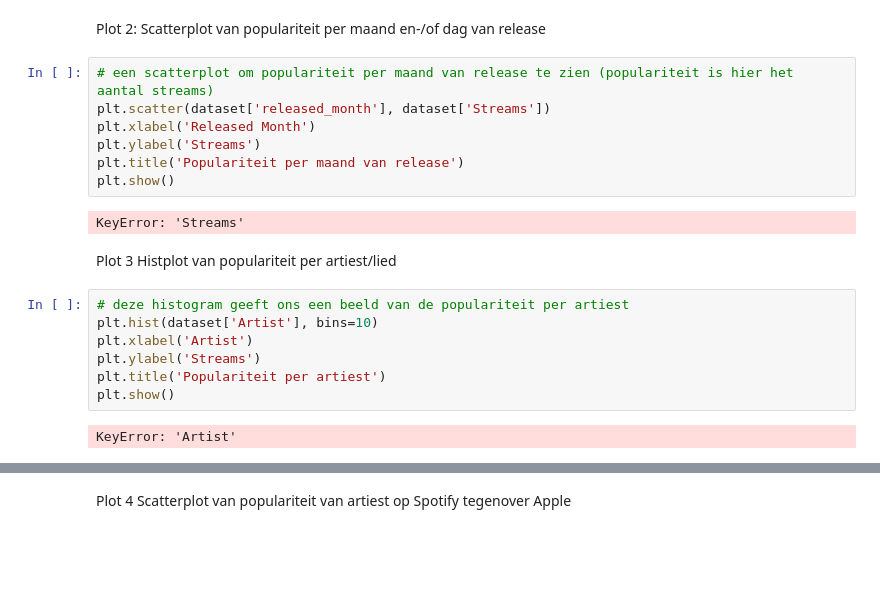
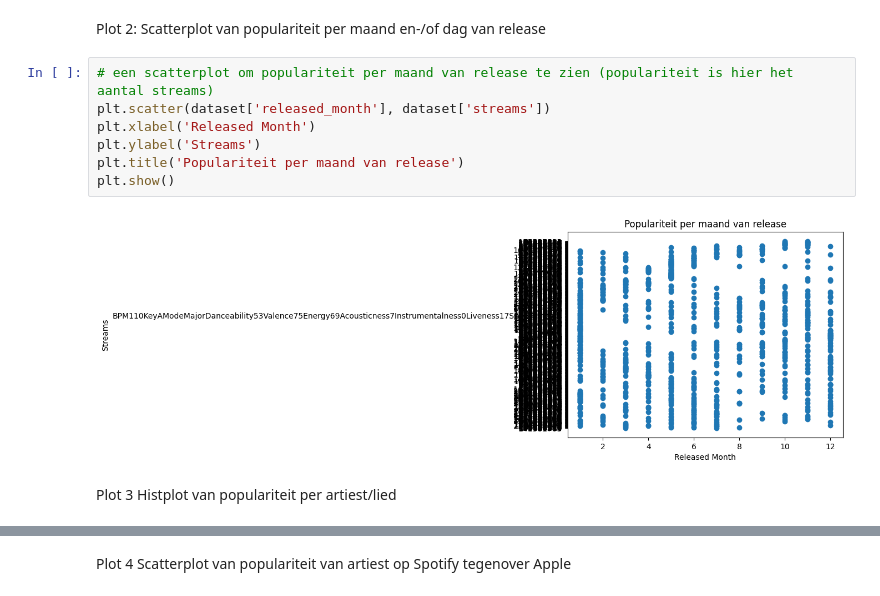
Before and after one commit to robindehullu-howest/apm-project, a Jupyter notebook: Data/TopSpotify.ipynb, the cells around one changed output, grey strips where cells are left out. Cells and saved outputs as stored; diff of their text form; blank space fills up the shorter version.

```diff
--- a/Data/TopSpotify.ipynb
+++ b/Data/TopSpotify.ipynb
@@ -102,21 +105,12 @@ plt.show()
 Plot 2: Scatterplot van populariteit per maand en-/of dag van release
 # %%
 # een scatterplot om populariteit per maand van release te zien (populariteit is hier het aantal streams)
-plt.scatter(dataset['released_month'], dataset['Streams'])
+plt.scatter(dataset['released_month'], dataset['streams'])
 plt.xlabel('Released Month')
 plt.ylabel('Streams')
 plt.title('Populariteit per maand van release')
 plt.show()
 # %% [output]
-KeyError: 'Streams'
+[figure, added]
 # %% [markdown]
 Plot 3 Histplot van populariteit per artiest/lied
-# %%
-# deze histogram geeft ons een beeld van de populariteit per artiest
-plt.hist(dataset['Artist'], bins=10)
-plt.xlabel('Artist')
-plt.ylabel('Streams')
-plt.title('Populariteit per artiest')
-plt.show()
-# %% [output]
-KeyError: 'Artist'
```
Also changed, not shown: parts of 4 cells of this notebook, 4 other files.
